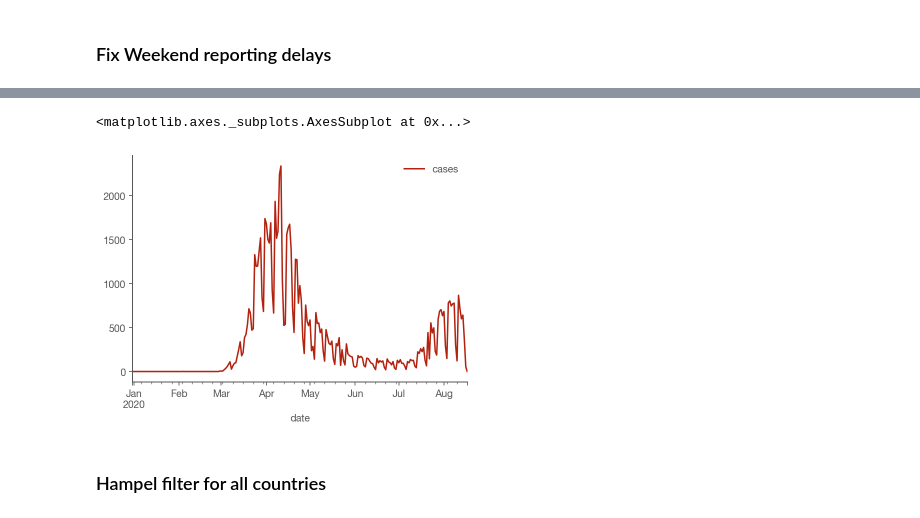
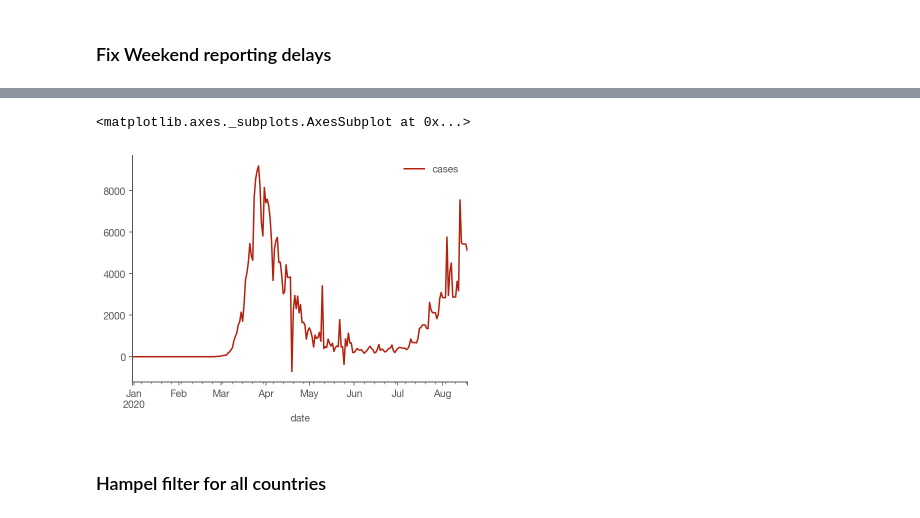
Before and after one commit to gkossakowski/covid-19, a Jupyter notebook: Realtime Rt mcmc.ipynb, the cells around one changed output, grey strips where cells are left out. Drawn from its saved outputs; the diff is of its cells as text; code cells hidden in the pictures.

```diff
--- a/Realtime Rt mcmc.ipynb
+++ b/Realtime Rt mcmc.ipynb
@@ -161,10 +161,10 @@ countries['cases'] = countries.groupby('country')['cases'].transform(correct_wee
 [Switzerland] Correcting weekends marked by these proceeding Mondays or Tuesdays: ['2020-06-23']
 [United_Kingdom] Correcting weekends marked by these proceeding Mondays or Tuesdays: ['2020-02-10']
 # %%
-countries.loc['Belgium'].plot()
+countries.loc['Spain'].plot()
 # %% [output]
 <matplotlib.axes._subplots.AxesSubplot at 0x...>
-[figure, old version]
+[figure, new version]
 # %% [markdown]
 ### Hampel filter for all countries
 # %%
```
Also changed, not shown: parts of 13 cells of this notebook, 2 other files.
